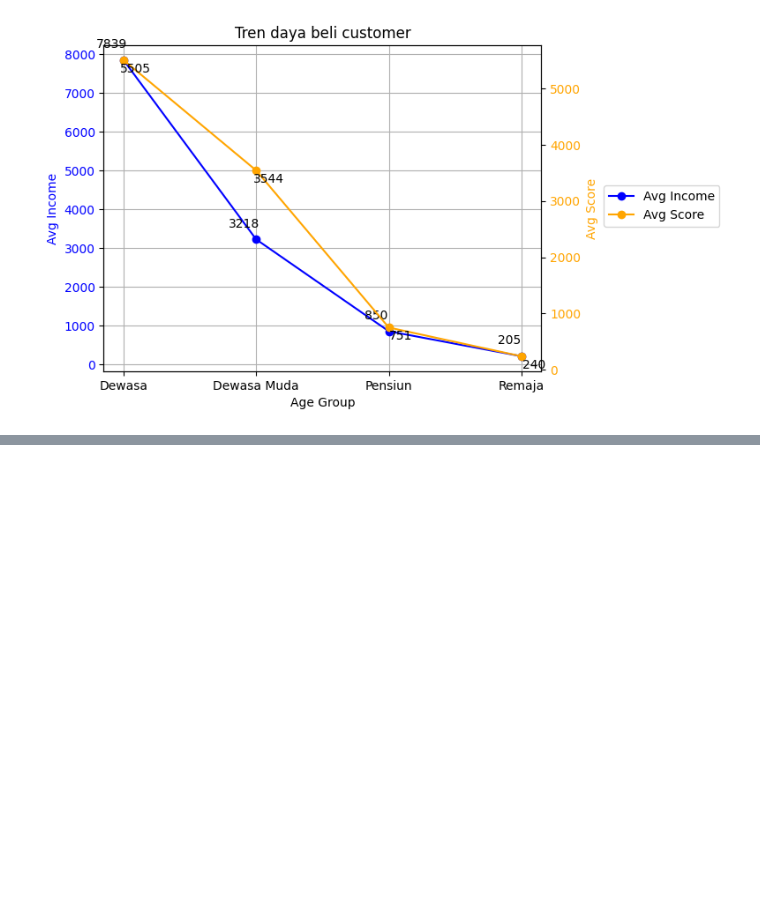
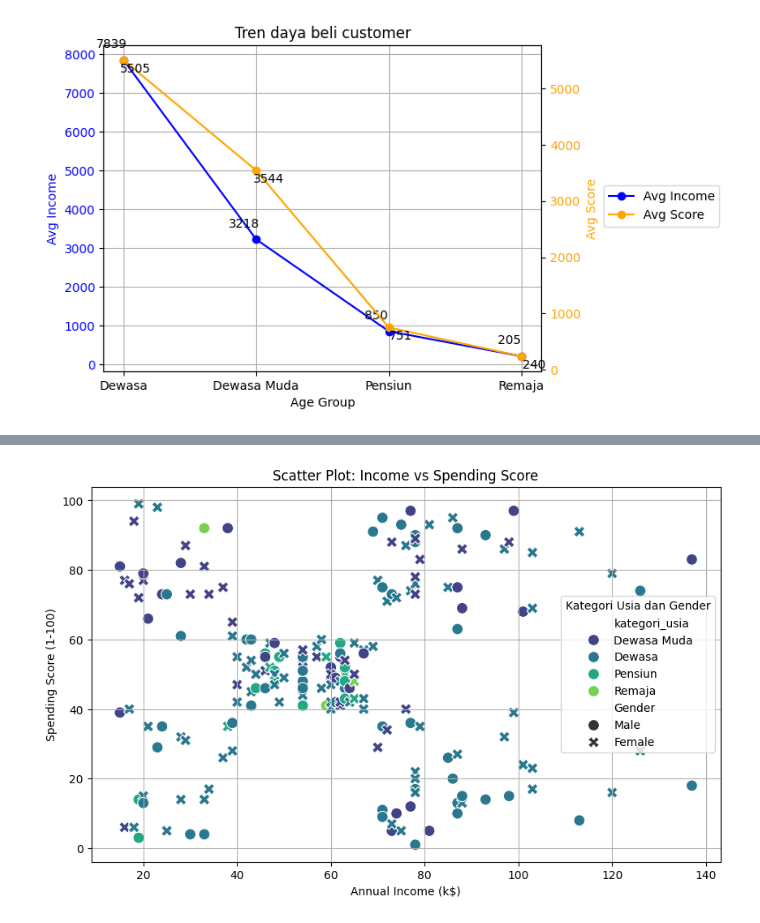
Before and after one commit to BlackBox-Ops/ML-Customer-Segmentation, a Jupyter notebook: notebooks/analisis_eda.ipynb, the cells around one changed output, grey strips where cells are left out. Saved outputs shown, nothing was run; the diff lists cells and outputs as text; code cells hidden in the pictures; blank space fills up the shorter version.

```diff
--- a/notebooks/analisis_eda.ipynb
+++ b/notebooks/analisis_eda.ipynb
@@ -1009,0 +1056,9 @@ plt.show()
+# %%
+query = """
+SELECT * FROM Resiko
+"""
+resiko = db.execute_query(query)
+
+# Jika result sudah berupa DataFrame
+if resiko is not None:
+    print(resiko.head())
@@ -1009,0 +1079,20 @@ plt.show()
+# %%
+# Scatter plot dengan seaborn
+plt.figure(figsize=(10, 6))
+sns.scatterplot(
+    data=resiko,
+    x='Annual Income (k$)',
+    y='Spending Score (1-100)',
+    hue='kategori_usia',
+    style='Gender',
+    palette='viridis',
+    s=100
+)
+plt.title('Scatter Plot: Income vs Spending Score')
+plt.xlabel('Annual Income (k$)')
+plt.ylabel('Spending Score (1-100)')
+plt.legend(title='Kategori Usia dan Gender')
+plt.grid(True)
+plt.show()
+# %% [output]
+[figure, added]
```
Also changed, not shown: parts of 5 cells of this notebook.
